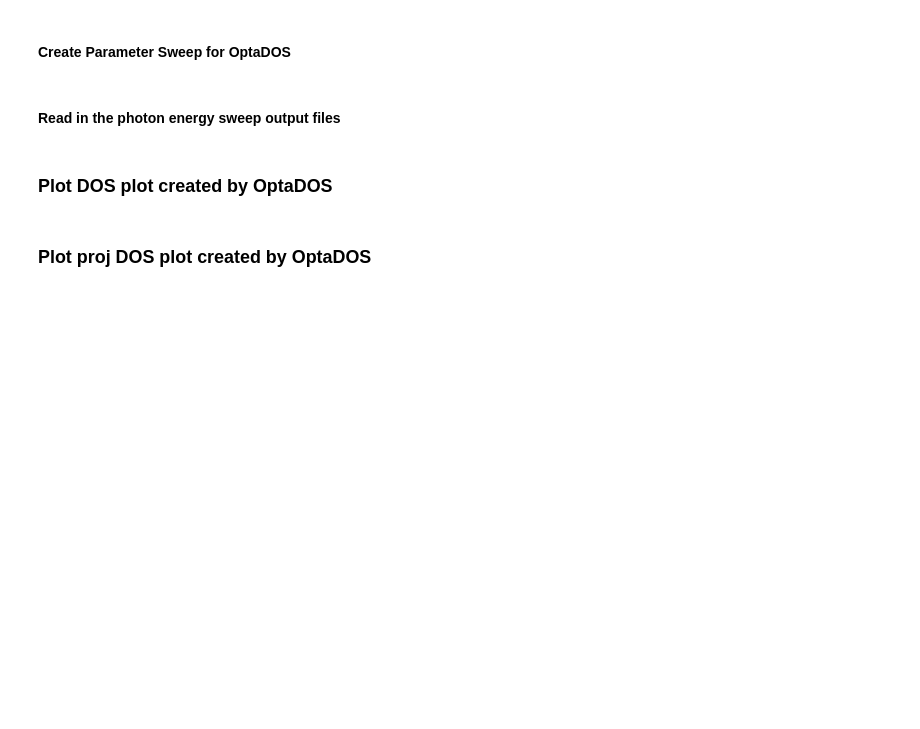
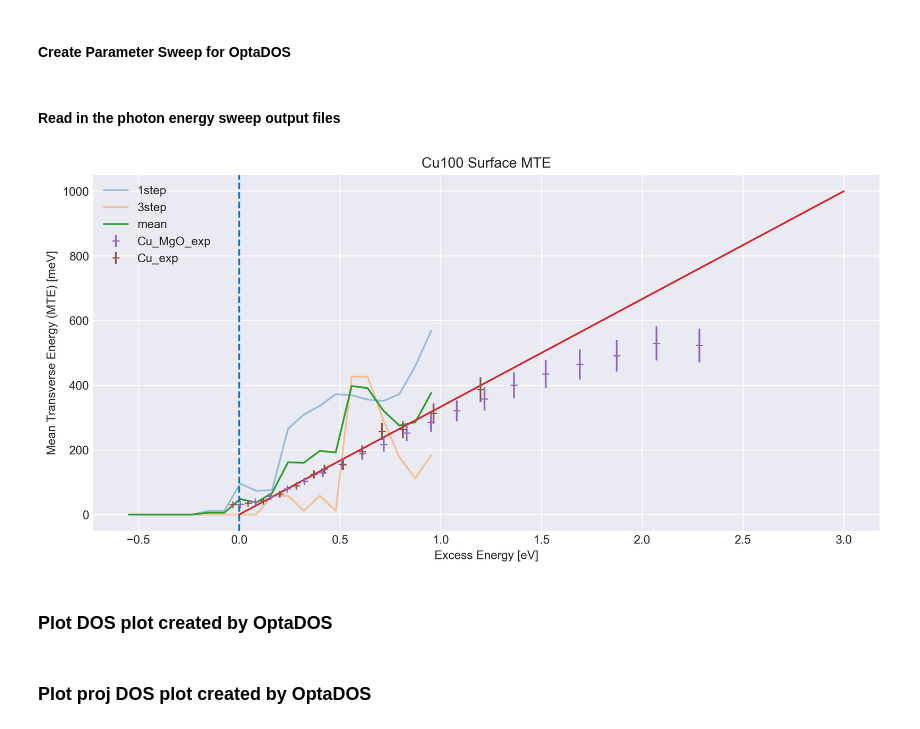
Before and after one commit to wuppersaver/photoemission, a Jupyter notebook: Plotting.ipynb, the cells around one changed output. Saved outputs shown, nothing was run; the diff lists cells and outputs as text; code cells hidden in the pictures; blank space fills up the shorter version.

```diff
--- a/Plotting.ipynb
+++ b/Plotting.ipynb
@@ -359,7 +360,7 @@ wulff_calced = {100:0.2177,110:0.0,111:0.7823}
 wulff_victor = {100:0.269,110:0.127,111:0.604}
 
 for surface in surfaces:
-    Cu_surf_data[surface] = read_photonsweep_outputs(seed = '', path = f'./structures/Cu{surface}_60/')
+    Cu_surf_data[surface] = read_photonsweep_outputs(path = f'./structures/Cu{surface}_60/')
     Cu_surf_data[surface]['experimental'] = surface_exp[surface]
     if len(Cu_surf_data[surface]['bloch']) == len(Cu_surf_data[surface]['free electron']):
         Cu_surf_data[surface]['mean'] = 0.5*Cu_surf_data[surface]['bloch']+0.5*Cu_surf_data[surface]['free electron']
@@ -419,6 +420,59 @@ ax[0].legend()
 ax[1].legend()
 plt.tight_layout()
 plt.savefig(graph_options['filename'],dpi = 250)
+# %%
+Cu_surf_data = {}
+workfunction = 4.547
+excess = True
+experimental_mgo = np.genfromtxt('./structures/extra_data/Cu100_MgO_MTE.csv', delimiter=',', skip_header=1)
+experimental_cu = np.genfromtxt('./structures/extra_data/Cu100_MTE.csv', delimiter=',', skip_header=1)
+# for item in experimental_mgo:
+#     item[0] = item[0]+workfunction
+#print(experimental_mgo)
+Cu_surf_data[100] = read_photonsweep_outputs(path = f'./structures/Cu100_60/')
+#print(Cu_surf_data[100])
+Cu_surf_data[100]['mean'] = 0.5*Cu_surf_data[100]['bloch']+0.5*Cu_surf_data[100]['free electron']
+
+graph_options = {
+    'title': 'Cu100 Surface',
+    'temperature': 298,
+    'plottype' : 'picture',
+    'filename' : f'./structures/plots/Cu100_MgO_MTE.png'
+}
+if excess:
+    Cu_surf_data[100]['bloch'][:,0] = Cu_surf_data[100]['bloch'][:,0]-workfunction
+    Cu_surf_data[100]['free electron'][:,0] = Cu_surf_data[100]['free electron'][:,0]-workfunction
+    Cu_surf_data[100]['experimental_mgo'] = experimental_mgo[:,1:]
+    mgo_error = experimental_mgo[:,2]*0.1
+    Cu_surf_data[100]['experimental_cu'] = experimental_cu
+    cu_error = experimental_cu[:,1]*0.1
+    xlabel = 'Excess Energy [eV]'
+    work = 0
+else:
+    xlabel = 'photon energy [eV]'
+    work = workfunction
+    Cu_surf_data[100]['experimental_mgo'] = []
+    for item in experimental_mgo:
+        Cu_surf_data[100]['experimental_mgo'] += [[item[0],item[2]]]
+x_1_3 = np.linspace(0,3,25)
+Cu_surf_data[100]['experimental_mgo'] =  np.array(Cu_surf_data[100]['experimental_mgo'])
+fig, ax = plt.subplots(1,1, figsize = (10,5), dpi = 300)
+plt.style.use('seaborn-darkgrid')
+ax.plot(Cu_surf_data[100]['free electron'][:,0],Cu_surf_data[100]['free electron'][:,2]*1000,label='1step',alpha = 0.4)
+ax.plot(Cu_surf_data[100]['bloch'][:,0],Cu_surf_data[100]['bloch'][:,2]*1000,label='3step',alpha = 0.4)
+ax.plot(Cu_surf_data[100]['free electron'][:,0],Cu_surf_data[100]['mean'][:,2]*1000,label='mean')
+ax.plot(x_1_3,x_1_3*1000/3)
+ax.axvline(work, ls = '--', c = 'tab:blue')
+#ax.scatter(Cu_surf_data[100]['bloch'][:,0],Cu_surf_data[100]['bloch'][:,2]*1000,marker='+',c='b')
+ax.errorbar(Cu_surf_data[100]['experimental_mgo'][:,0],Cu_surf_data[100]['experimental_mgo'][:,1],label='Cu_MgO_exp',yerr=mgo_error,fmt='+')
+ax.errorbar(Cu_surf_data[100]['experimental_cu'][:,0],Cu_surf_data[100]['experimental_cu'][:,1],fmt='+',label='Cu_exp',yerr = cu_error)
+#ax.scatter(Cu_surf_data[100]['free electron'][:,0],Cu_surf_data[100]['free electron'][:,2]*1000,marker='+',c='r')
+ax.set(xlabel = xlabel, ylabel = 'Mean Transverse Energy (MTE) [meV]', title = f"{graph_options['title']} MTE")
+ax.legend()
+plt.tight_layout()
+plt.savefig('./structures/plots/Cu_100_exp_comp_excess_energy.png',dpi=200)
+# %% [output]
+[figure, added]
 # %%
 Cu_surf_data = read_photonsweep_outputs(seed = 'Cu_surf_111', path = './structures/Cu_surf_111/')
 graph_options = {
```
Also changed, not shown: parts of 1 cell of this notebook, 1 other file.
